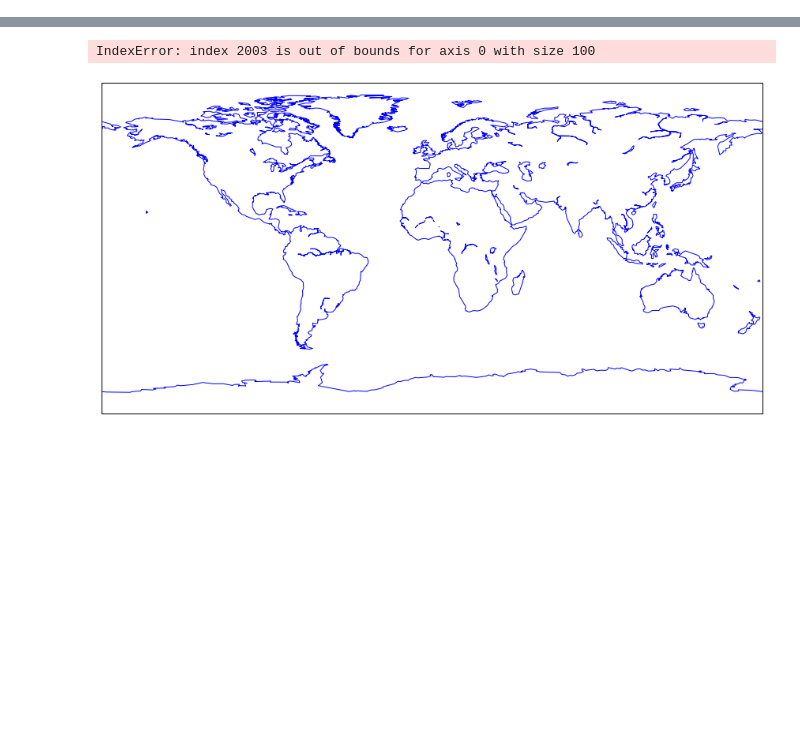
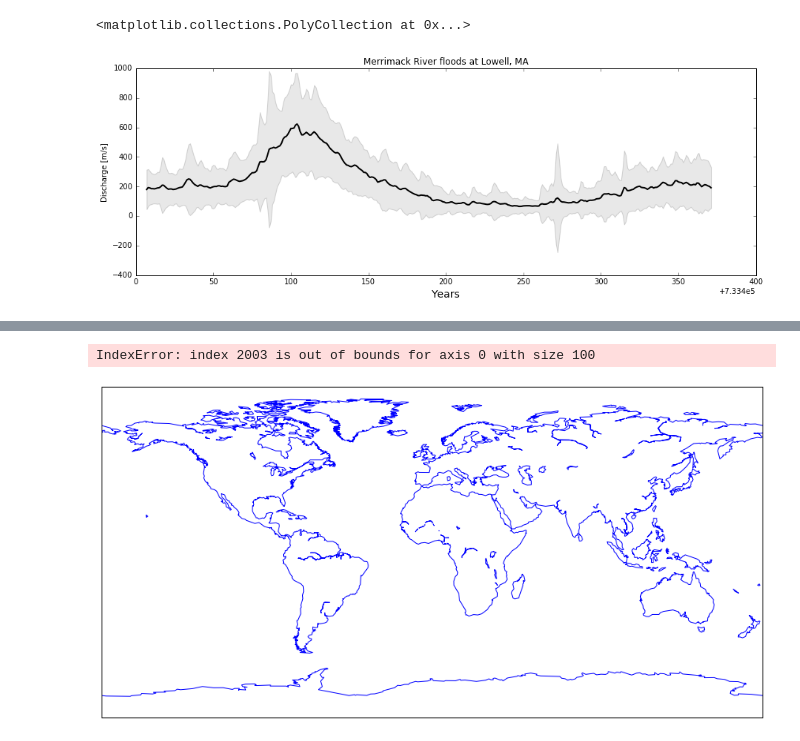
Before and after one commit to eglewis/OCNG-689-HW, a Jupyter notebook: HW04.ipynb, the cells around one changed output, grey strips where cells are left out. Drawn from its saved outputs; the diff is of its cells as text; code cells hidden in the pictures; blank space fills up the shorter version.

```diff
--- a/HW04.ipynb
+++ b/HW04.ipynb
@@ -69,3 +69,19 @@ ax.legend()
+# %%
+fig = plt.figure(figsize=(15, 5))
+ax = fig.add_subplot(111)
+
+date1_1 = dt.datetime(2008, 12, 31)
+date1_2 = dt.datetime(2009, 12, 31)
+delta1 = dt.timedelta(days=1)
+ax.set_xlabel('Years', fontsize=14)
+ax.set_ylabel('Discharge [m/s]')
+ax.set_title('Merrimack River floods at Lowell, MA')
+dates1 = mpl.dates.drange(datel_1, date1_2, delta1)
+ax.plot(dates1, mean,color='k',linewidth = 2, label='mean')
+ax.fill_between(dates1,up,down,alpha=0.5,edgecolor='darkgrey',facecolor='lightgrey')
+# %% [output]
+<matplotlib.collections.PolyCollection at 0x...>
+[figure, added]
 # %%
 # numbers going into the list
 # np.asarray
```
Also changed, not shown: parts of 9 cells of this notebook.
